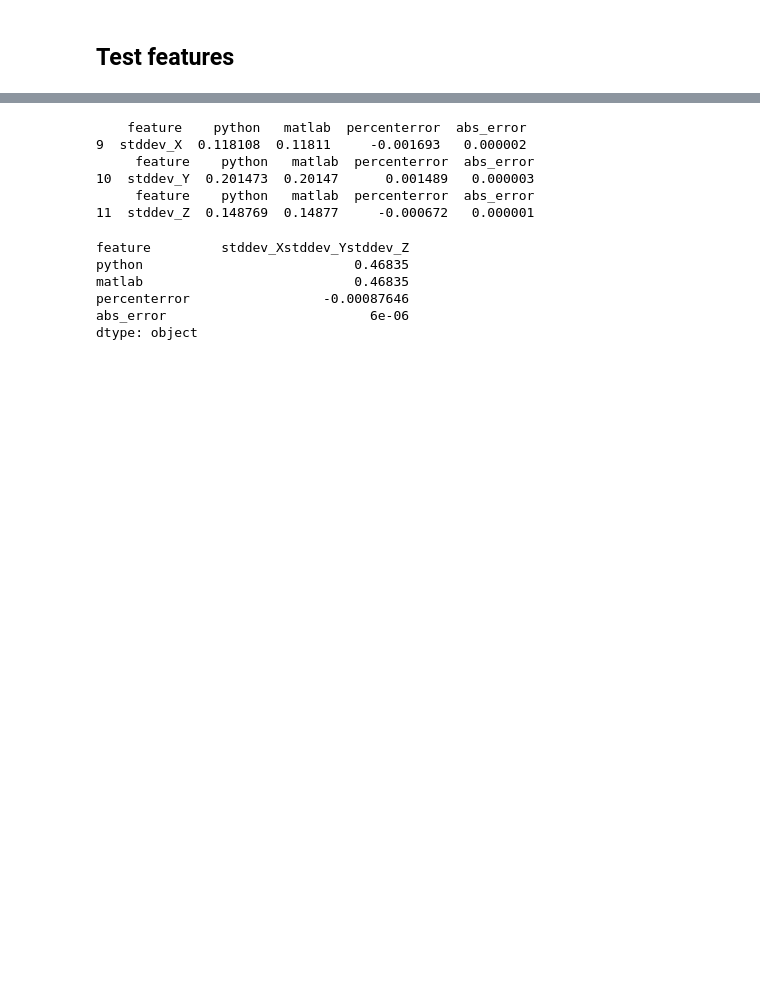
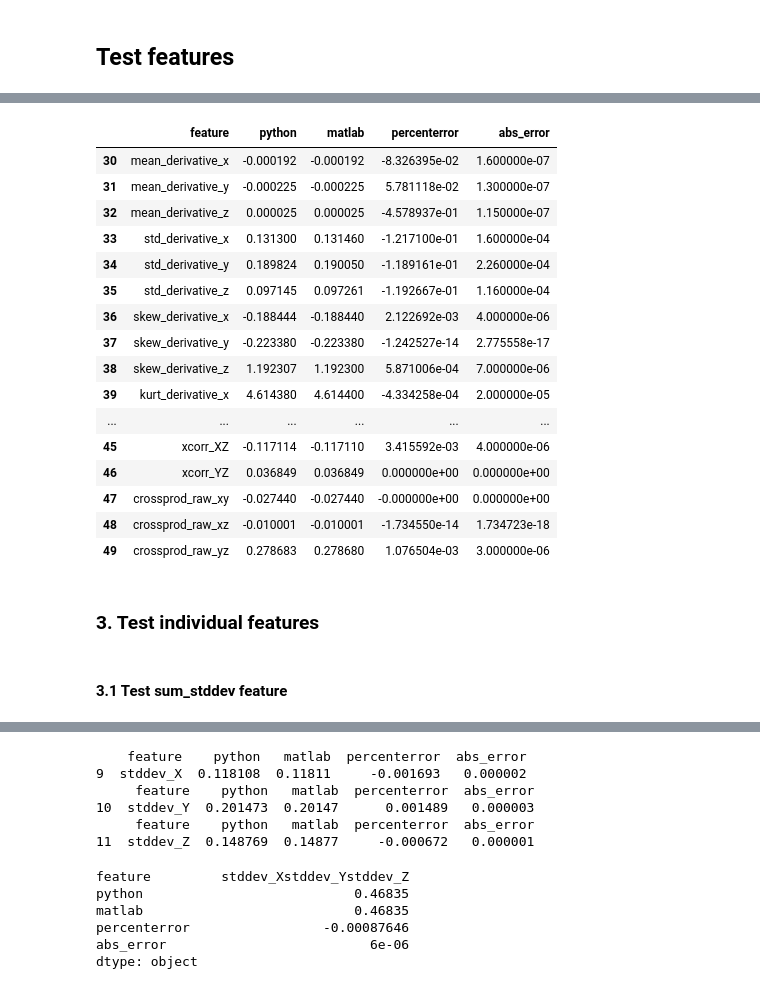
Before and after one commit to kamshee/activity-recognition-process, a Jupyter notebook: TestFeatures.ipynb, the cells around one changed output, grey strips where cells are left out. Cells and saved outputs as stored; diff of their text form; code cells hidden in the pictures; blank space fills up the shorter version.

Commit message:
finished deriv msn sumstd corr features

```diff
--- a/TestFeatures.ipynb
+++ b/TestFeatures.ipynb
@@ -360,6 +371,30 @@ result['abs_error'] = abs(result['python'] - result['matlab'])
 # cleanup index
 result.reset_index(inplace=True)
 result = result.rename(columns={'index':'feature'})
+# %%
+result[30:50]
+# %% [output]
+|  | feature | python | matlab | percenterror | abs_error |
+| 30 | mean_derivative_x | -0.000192 | -0.000192 | -8.326395e-02 | 1.600000e-07 |
+| 31 | mean_derivative_y | -0.000225 | -0.000225 | 5.781118e-02 | 1.300000e-07 |
+| 32 | mean_derivative_z | 0.000025 | 0.000025 | -4.578937e-01 | 1.150000e-07 |
+| 33 | std_derivative_x | 0.131300 | 0.131460 | -1.217100e-01 | 1.600000e-04 |
+| 34 | std_derivative_y | 0.189824 | 0.190050 | -1.189161e-01 | 2.260000e-04 |
+| 35 | std_derivative_z | 0.097145 | 0.097261 | -1.192667e-01 | 1.160000e-04 |
+| 36 | skew_derivative_x | -0.188444 | -0.188440 | 2.122692e-03 | 4.000000e-06 |
+| 37 | skew_derivative_y | -0.223380 | -0.223380 | -1.242527e-14 | 2.775558e-17 |
+| 38 | skew_derivative_z | 1.192307 | 1.192300 | 5.871006e-04 | 7.000000e-06 |
+| 39 | kurt_derivative_x | 4.614380 | 4.614400 | -4.334258e-04 | 2.000000e-05 |
+| ... | ... | ... | ... | ... | ... |
+| 45 | xcorr_XZ | -0.117114 | -0.117110 | 3.415592e-03 | 4.000000e-06 |
+| 46 | xcorr_YZ | 0.036849 | 0.036849 | 0.000000e+00 | 0.000000e+00 |
+| 47 | crossprod_raw_xy | -0.027440 | -0.027440 | -0.000000e+00 | 0.000000e+00 |
+| 48 | crossprod_raw_xz | -0.010001 | -0.010001 | -1.734550e-14 | 1.734723e-18 |
+| 49 | crossprod_raw_yz | 0.278683 | 0.278680 | 1.076504e-03 | 3.000000e-06 |
+# %% [markdown]
+### 3. Test individual features
+# %% [markdown]
+#### 3.1 Test sum_stddev feature
 # %%
 result.loc[result.feature == 'sum_stddev']
 # %% [output]
```
Also changed, not shown: parts of 55 cells of this notebook.
